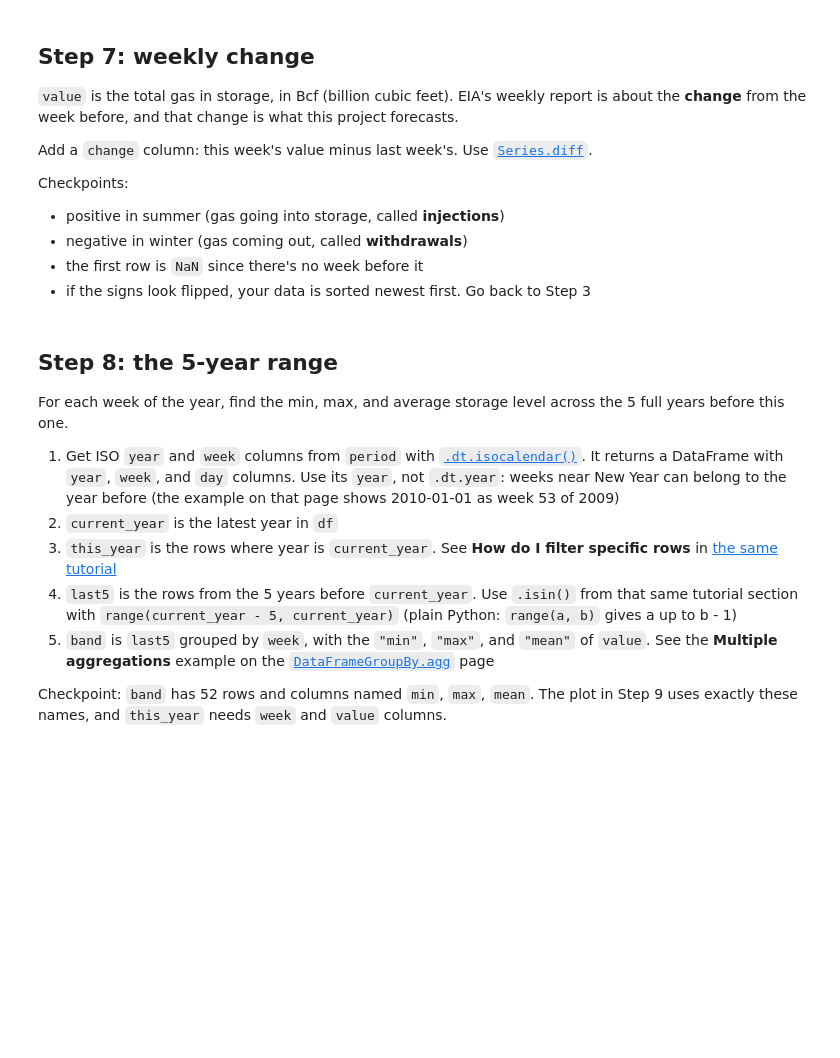
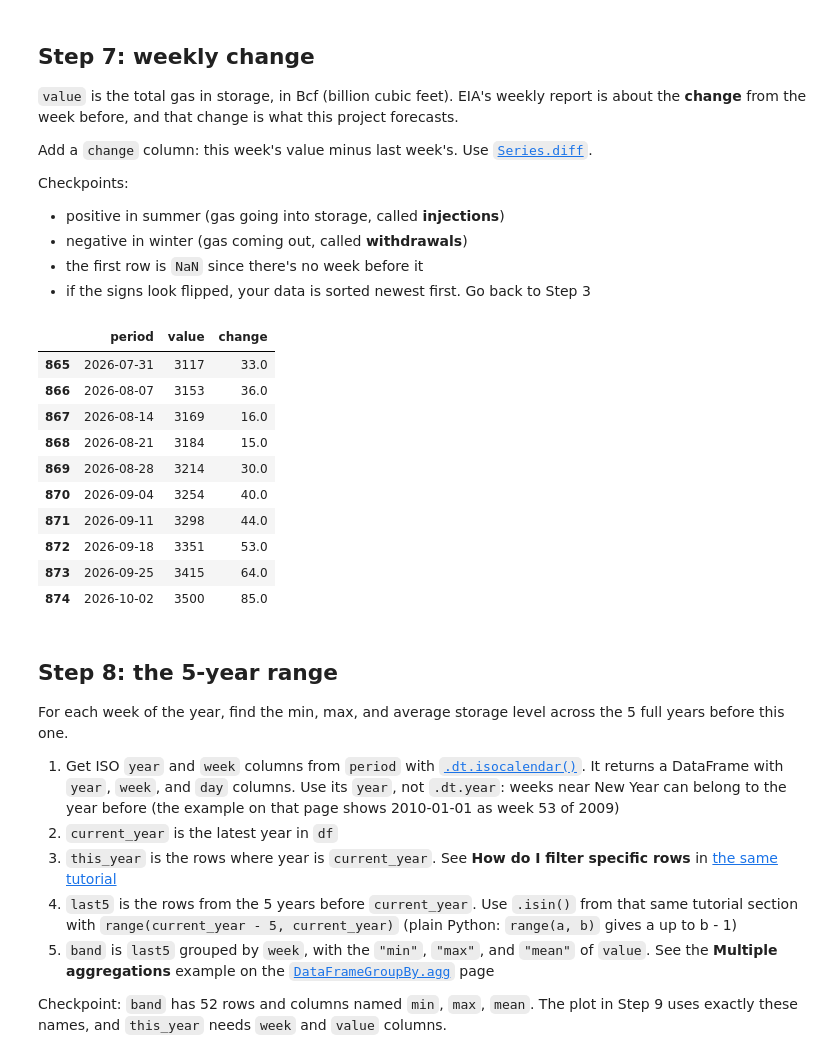
Before and after one commit to TAMU-Aggie-Data-Science-Club/fall2026-gasp, a Jupyter notebook: notebooks/onboarding/submissions/adamcodina.ipynb, the cells around one changed output. Drawn from its saved outputs; the diff is of its cells as text; code cells hidden in the pictures; blank space fills up the shorter version.

```diff
--- a/notebooks/onboarding/submissions/adamcodina.ipynb
+++ b/notebooks/onboarding/submissions/adamcodina.ipynb
@@ -132,17 +132,25 @@ Then:
 Checkpoints:
 - `len(rows)` equals `int(response["response"]["total"])`. `total` comes back as text, like every value (EIA docs: search `as strings`)
 # %%
-url = ""                                 # TODO: everything before the ? in your browser url
+import requests
+
+url = "https://api.eia.gov/v2/natural-gas/stor/wkly/data/"
 
 params = {
-    # TODO: your api key
-    # TODO: every name=value after the ? goes here as "name": "value"
+    "api_key": API_KEY,
+    "frequency": "weekly",
+    "data[0]": "value",
+    "facets[series][]": "NW2_EPG0_SWO_R48_BCF",
+    "sort[0][column]": "period",
+    "sort[0][direction]": "asc",
+    "offset": 0,
+    "length": 5000
 }
 
-r = ...                                  # TODO: send the GET request with url and params
+r = requests.get(url, params=params)                                  # TODO: send the GET request with url and params
 # TODO: raise an error if the request failed
-
-response = ...                           # TODO: turn the response into a python dict
-rows = ...                               # TODO: the list of rows inside response
+r.raise_for_status()
+response = response = r.json()                         # TODO: turn the response into a python dict
+rows = response["response"]["data"]                               # TODO: the list of rows inside response
 
 len(rows)
@@ -177,9 +192,21 @@ Checkpoints:
 - the first row is `NaN` since there's no week before it
 - if the signs look flipped, your data is sorted newest first. Go back to Step 3
 # %%
-df["change"] = ...                       # TODO: this week's value minus last week's
+df["change"] = df["value"].diff() # TODO: this week's value minus last week's
 
 df.tail(10)
+# %% [output]
+|  | period | value | change |
+| 865 | 2026-07-31 | 3117 | 33.0 |
+| 866 | 2026-08-07 | 3153 | 36.0 |
+| 867 | 2026-08-14 | 3169 | 16.0 |
+| 868 | 2026-08-21 | 3184 | 15.0 |
+| 869 | 2026-08-28 | 3214 | 30.0 |
+| 870 | 2026-09-04 | 3254 | 40.0 |
+| 871 | 2026-09-11 | 3298 | 44.0 |
+| 872 | 2026-09-18 | 3351 | 53.0 |
+| 873 | 2026-09-25 | 3415 | 64.0 |
+| 874 | 2026-10-02 | 3500 | 85.0 |
 # %% [markdown]
 ## Step 8: the 5-year range
 
```
Also changed, not shown: parts of 7 cells of this notebook.
